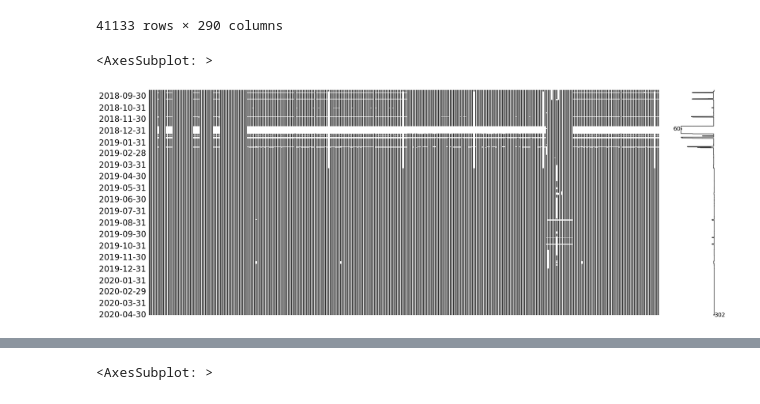
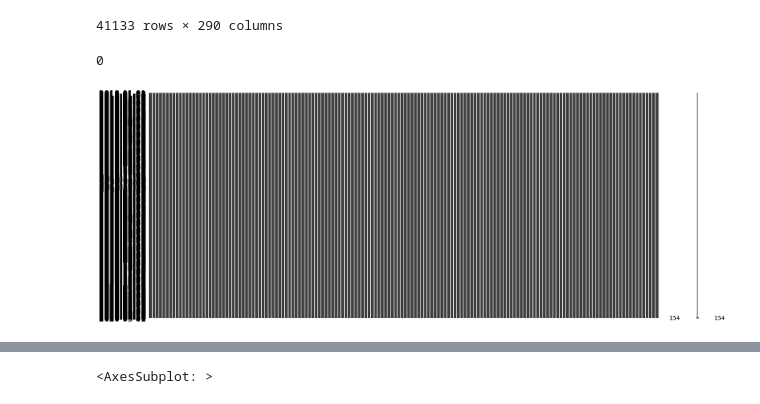
Before and after one commit to cardef/HVAC_Control, a Jupyter notebook: src/a.ipynb, the cells around one changed output, grey strips where cells are left out. Saved outputs shown, nothing was run; the diff lists cells and outputs as text; code cells hidden in the pictures.

```diff
--- a/src/a.ipynb
+++ b/src/a.ipynb
@@ -29,13 +29,13 @@ train_temp_df
 | 41132 | 1.941632 | 1.759957 | -0.600426 | -1.771392 | 1.225422 | ... |
 41133 rows × 290 columns
 # %%
-energy_df = pd.read_csv(Path().absolute().parent/'data'/'lbnlbldg59'/'lbnlbldg59.processed'/'LBNLBLDG59'/'clean_Bldg59_2018to2020'/'clean data'/'temp.csv')
+energy_df = pd.read_csv(Path().absolute().parent/'data'/'lbnlbldg59'/'lbnlbldg59.processed'/'LBNLBLDG59'/'clean_Bldg59_2018to2020'/'clean data'/'energy.csv')
 energy_df['date'] = pd.to_datetime(energy_df['date'])
-#energy_df = energy_df[energy_df['date'] > '2019-04-01']
-msno.matrix(energy_df.set_index(['date']), freq = 'M')
+msno.matrix(energy_df.set_index(['date']), freq = 'D')
+energy_df.isna().any().sum()
 # %% [output]
-<AxesSubplot: >
+0
-[figure, old version]
+[figure, new version]
 # %%
 energy_df = pd.read_csv(Path().absolute().parent/'data'/'lbnlbldg59'/'lbnlbldg59.processed'/'LBNLBLDG59'/'clean_Bldg59_2018to2020'/'clean data'/'energy.csv')
 energy_df['date'] = pd.to_datetime(energy_df['date'])
```
Also changed, not shown: parts of 3 cells of this notebook, 7 other files.
